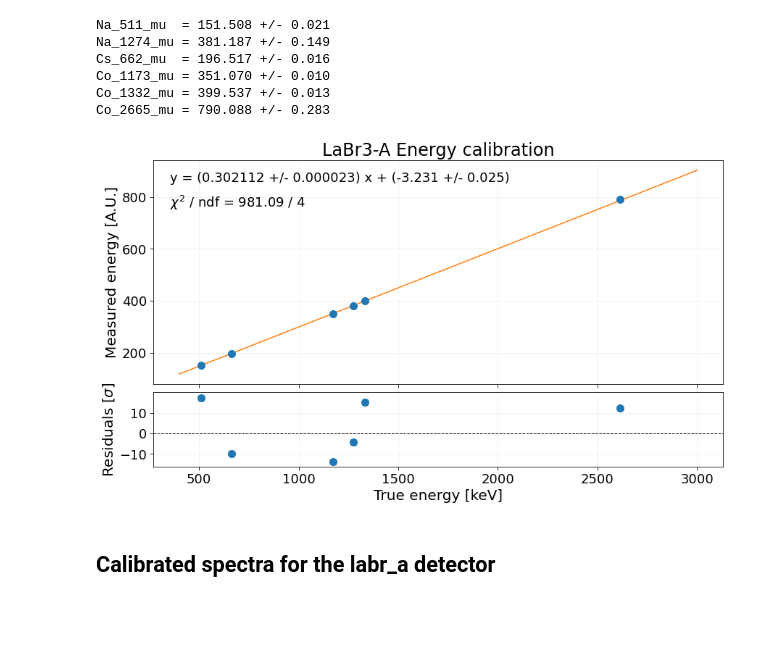
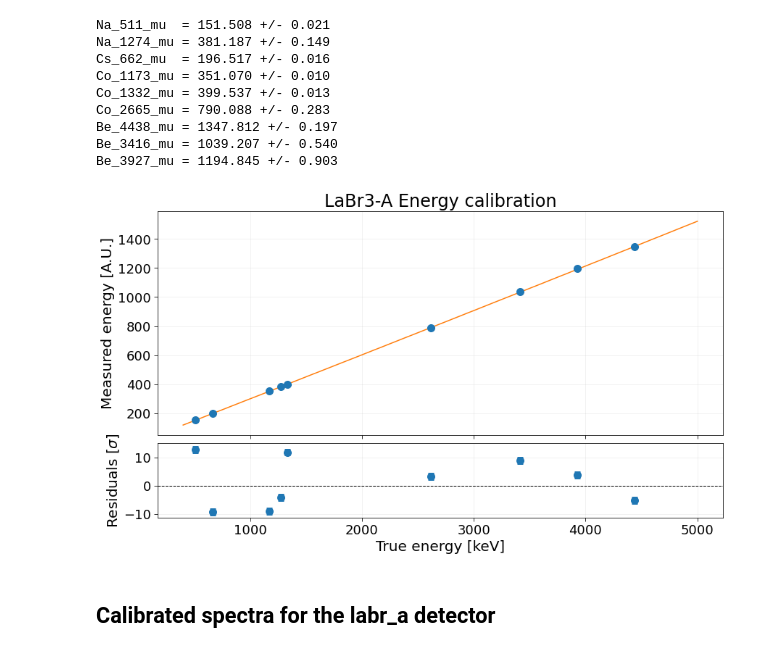
Before and after one commit to niklai99/advanced-laboratory, a Jupyter notebook: cn-calib/labr_a_calib.ipynb, the cells around one changed output. Cells and saved outputs as stored; diff of their text form; code cells hidden in the pictures; blank space fills up the shorter version.

```diff
--- a/cn-calib/labr_a_calib.ipynb
+++ b/cn-calib/labr_a_calib.ipynb
@@ -13,8 +13,11 @@ E_NA_2   = 1274.5 # keV
 E_CO_1   = 1173.2 # keV
 E_CO_2   = 1332.5 # keV
 E_CO_SUM = 2614.5 # keV
+E_BE     = 4438.0 # keV
+E_BE_1   = E_BE - 511
+E_BE_2   = E_BE - 511*2
 
-ENERGY_NAMES = ("22Na_511", "22Na_1274", "60Co_1173", "60Co_1332", "137Cs_662", "60Co_2665")
+ENERGY_NAMES = ("22Na_511", "22Na_1274", "60Co_1173", "60Co_1332", "137Cs_662", "60Co_2665", "7Be_4438", "7Be_3927", "7Be_3416")
 # %%
 parameters_path = "./calib-parameters/"
 name = "labr_a"
@@ -26,6 +29,9 @@ Cs_662  = np.loadtxt(f"{parameters_path}{name}_137Cs_662keV_parameters.txt", use
 Co_1173 = np.loadtxt(f"{parameters_path}{name}_60Co_1173keV_parameters.txt", usecols=(1, 2))
 Co_1332 = np.loadtxt(f"{parameters_path}{name}_60Co_1332keV_parameters.txt", usecols=(1, 2))
 Co_2665 = np.loadtxt(f"{parameters_path}{name}_60Co_2665keV_parameters.txt", usecols=(1, 2))
+Be_4438 = np.loadtxt(f"{parameters_path}{name}_7Be_4438keV_parameters.txt",  usecols=(1, 2))
+Be_3416 = np.loadtxt(f"{parameters_path}{name}_7Be_3416keV_parameters.txt",  usecols=(1, 2))
+Be_3927 = np.loadtxt(f"{parameters_path}{name}_7Be_3927keV_parameters.txt",  usecols=(1, 2))
 
 Na_511_mu     = Na_511[1][0]
 Na_511_mu_err = Na_511[1][1]
@@ -56,6 +62,21 @@ Co_2665_mu = Co_2665[1][0]
 Co_2665_mu_err = Co_2665[1][1]
 
 print(f"Co_2665_mu = {Co_2665_mu:.3f} +/- {Co_2665_mu_err:.3f}")
+
+Be_4438_mu = Be_4438[1][0]
+Be_4438_mu_err = Be_4438[1][1]
+
+print(f"Be_4438_mu = {Be_4438_mu:.3f} +/- {Be_4438_mu_err:.3f}")
+
+Be_3416_mu = Be_3416[1][0]
+Be_3416_mu_err = Be_3416[1][1]
+
+print(f"Be_3416_mu = {Be_3416_mu:.3f} +/- {Be_3416_mu_err:.3f}")
+
+Be_3927_mu = Be_3927[1][0]
+Be_3927_mu_err = Be_3927[1][1]
+
+print(f"Be_3927_mu = {Be_3927_mu:.3f} +/- {Be_3927_mu_err:.3f}")
 # %% [output]
 Na_511_mu  = 151.508 +/- 0.021
 Na_1274_mu = 381.187 +/- 0.149
@@ -63,11 +84,14 @@ Cs_662_mu  = 196.517 +/- 0.016
 Co_1173_mu = 351.070 +/- 0.010
 Co_1332_mu = 399.537 +/- 0.013
 Co_2665_mu = 790.088 +/- 0.283
+Be_4438_mu = 1347.812 +/- 0.197
+Be_3416_mu = 1039.207 +/- 0.540
+Be_3927_mu = 1194.845 +/- 0.903
 # %%
 # build two arrays for the linear fit
-true_energy    = np.array([E_NA_1, E_NA_2, E_CO_1, E_CO_2, E_CS, E_CO_SUM])
-exp_energy     = np.array([Na_511_mu, Na_1274_mu, Co_1173_mu, Co_1332_mu, Cs_662_mu, Co_2665_mu])
-exp_energy_err = np.array([Na_511_mu_err, Na_1274_mu_err, Co_1173_mu_err, Co_1332_mu_err, Cs_662_mu_err, Co_2665_mu_err])
+true_energy    = np.array([E_NA_1, E_NA_2, E_CO_1, E_CO_2, E_CS, E_CO_SUM, E_BE, E_BE_1, E_BE_2])
+exp_energy     = np.array([Na_511_mu, Na_1274_mu, Co_1173_mu, Co_1332_mu, Cs_662_mu, Co_2665_mu, Be_4438_mu, Be_3927_mu, Be_3416_mu])
+exp_energy_err = np.array([Na_511_mu_err, Na_1274_mu_err, Co_1173_mu_err, Co_1332_mu_err, Cs_662_mu_err, Co_2665_mu_err, Be_4438_mu_err, Be_3927_mu_err, Be_3416_mu_err])
 # %%
 from matplotlib import gridspec
 from scipy.optimize import curve_fit
@@ -98,19 +122,21 @@ ax1.errorbar(
     label      = "Sector 6 Strip 6"
 )
 
+def parabola(x, a, b, c):
+    return a*x**2 + b*x + c
 
-par, cov = curve_fit(linear, true_energy, exp_energy, sigma=exp_energy_err, absolute_sigma=True)
+par, cov = curve_fit(parabola, true_energy, exp_energy, sigma=exp_energy_err, absolute_sigma=True)
 err = np.sqrt(np.diag(cov))
 
-residuals = exp_energy - linear(true_energy, *par)
+residuals = exp_energy - parabola(true_energy, *par)
 chisq = np.sum((residuals/exp_energy_err)**2)
 
-xgrid = np.linspace(400, 3000, 1000)
-ax1.plot(xgrid, linear(xgrid, *par), color="tab:orange", label="Linear fit")
+xgrid = np.linspace(400, 5000, 1000)
+ax1.plot(xgrid, parabola(xgrid, *par), color="tab:orange", label="Linear fit")
 
-par_str = f"y = ({par[0]:.6f} +/- {err[0]:.6f}) x + ({par[1]:.3f} +/- {err[1]:.3f})"
-ax1.text(0.03, 0.95, par_str, transform=ax1.transAxes, fontsize=18, verticalalignment="top")
-ax1.text(0.03, 0.85, f"$\chi^2$ / ndf = {chisq:.2f} / {len(true_energy)-2}", transform=ax1.transAxes, fontsize=18, verticalalignment="top")
+# par_str = f"y = ({par[0]:.6f} +/- {err[0]:.6f}) x + ({par[1]:.3f} +/- {err[1]:.3f})"
+# ax1.text(0.03, 0.95, par_str, transform=ax1.transAxes, fontsize=18, verticalalignment="top")
+# ax1.text(0.03, 0.85, f"$\chi^2$ / ndf = {chisq:.2f} / {len(true_energy)-2}", transform=ax1.transAxes, fontsize=18, verticalalignment="top")
 
 
 # normalize the residuals
@@ -119,33 +145,33 @@ sigmas = residuals / exp_energy_err
 # propagate the errors
 sigmas_err = np.sqrt(1 + (exp_energy_err/exp_energy)**2)
 
 ax2.errorbar(
     x          = true_energy,
     y          = sigmas,
     yerr       = sigmas_err,
     linewidth  = 0,
     marker     = '.',
     markersize = 20,
     elinewidth = 2,
     capsize    = 4,
     capthick   = 3,
     color      = "tab:blue"
 )
 
 ax2.axhline(0, color="black", linestyle="dashed", linewidth=1)
 
 
 ax1.set_title("LaBr3-A Energy calibration", fontsize=24)
 ax2.set_xlabel("True energy [keV]", fontsize=20)
 ax1.set_ylabel("Measured energy [A.U.]", fontsize=20)
 ax2.set_ylabel("Residuals [$\sigma$]", fontsize=20)
 
 ax1.tick_params(axis="both", which="major", labelsize=18, length=5)
 ax2.tick_params(axis="both", which="major", labelsize=18, length=5)
 
 
 plt.show()
 # %% [output]
-[figure, old version]
+[figure, new version]
 # %%
 # save the linear parameters without error
```
Also changed, not shown: parts of 2 cells of this notebook, 16 other files.
